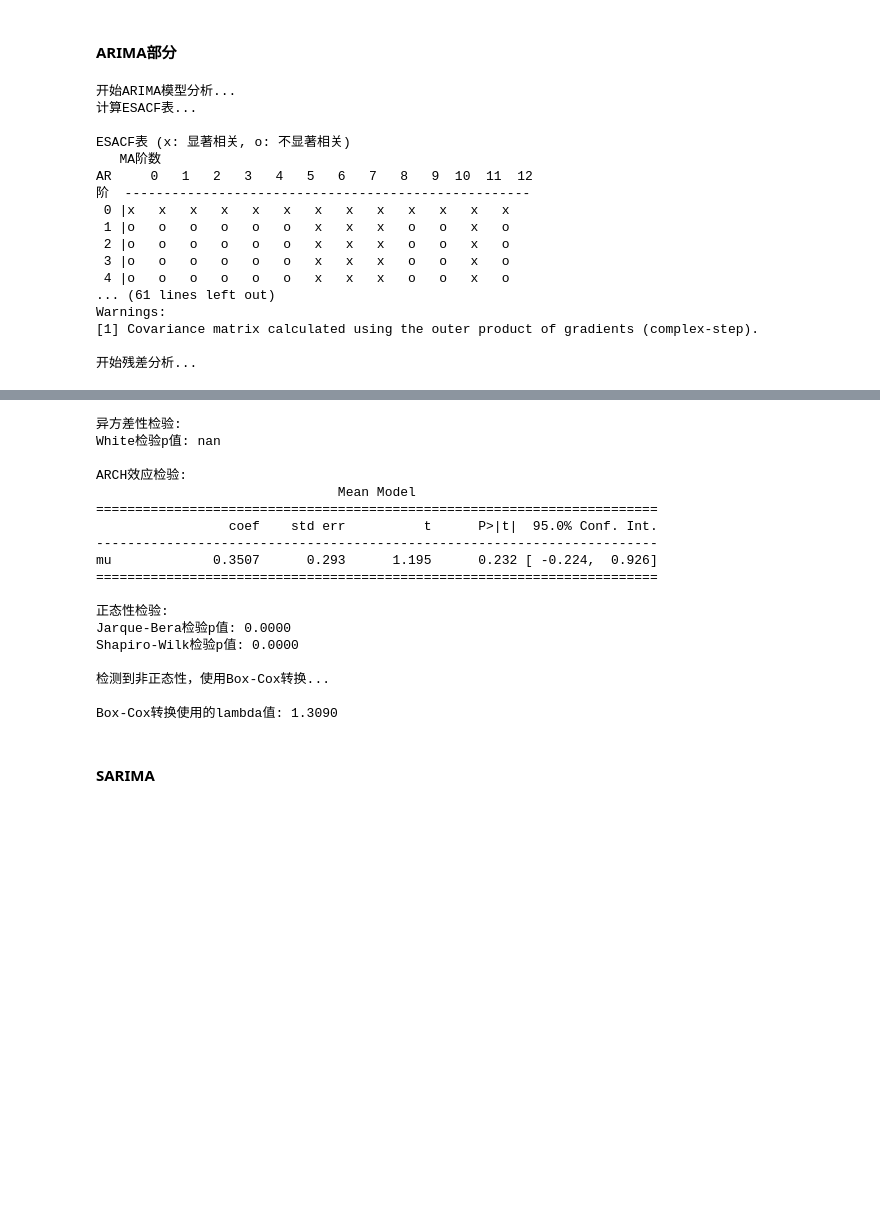
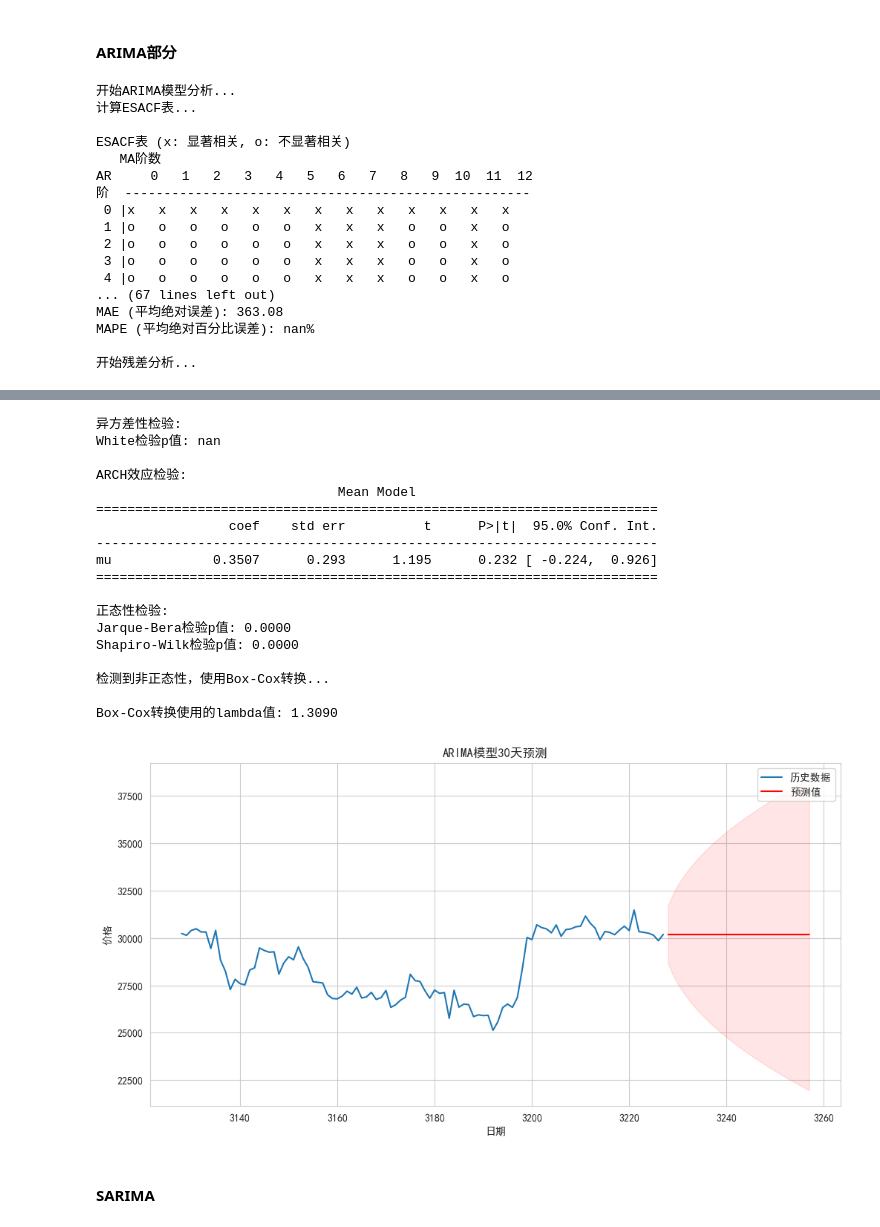
Before and after one commit to CHinAcSci/Timeseries, a Jupyter notebook: main.ipynb, the cells around one changed output, grey strips where cells are left out. Saved outputs shown, nothing was run; the diff lists cells and outputs as text; code cells hidden in the pictures; blank space fills up the shorter version.

```diff
--- a/main.ipynb
+++ b/main.ipynb
@@ -231,6 +231,9 @@ Ljung-Box白噪声检验结果：
 # 导入自定义的分析器类
 from ARIMAAnalyzerWithESACF import ARIMAAnalyzerWithESACF
 from ResidualAnalyzer import ResidualAnalyzer
+from sklearn.metrics import mean_squared_error, mean_absolute_error
+import math
+import numpy as np
 from statsmodels.tsa.arima.model import ARIMA
 
 # 1. ARIMA分析
@@ -278,6 +281,23 @@ if best_model is not None:
     print(f"ARIMA{best_params}")
     print(best_model.summary())
 
+    # 预测误差评估
+    actual_values = df['Close'][-30:]
+    forecast = best_model.get_forecast(steps=30)
+    forecast_mean = forecast.predicted_mean
+
+    # 计算预测误差指标
+    mse = mean_squared_error(actual_values, forecast_mean)
+    rmse = math.sqrt(mse)
+    mae = mean_absolute_error(actual_values, forecast_mean)
+    mape = np.mean(np.abs((actual_values - forecast_mean) / actual_values)) * 100
+
+    print('\nARIMA预测误差评估指标:')
+    print(f'MSE (均方误差): {mse:.2f}')
+    print(f'RMSE (均方根误差): {rmse:.2f}')
+    print(f'MAE (平均绝对误差): {mae:.2f}')
+    print(f'MAPE (平均绝对百分比误差): {mape:.2f}%')
+
     # 3. 残差分析
     print("\n开始残差分析...")
     resid_analyzer = ResidualAnalyzer(best_model, df['Close'])
@@ -297,6 +317,24 @@ if best_model is not None:
     if non_normal:
         print("\n检测到非正态性，使用Box-Cox转换...")
         transformed_resid = resid_analyzer.box_cox_transform()
+
+    # 保存预测结果图
+    plt.figure(figsize=(12, 6))
+    plt.plot(df.index[-100:], df['Close'][-100:], label='历史数据')
+    plt.plot(forecast_mean.index, forecast_mean, label='预测值', color='red')
+    forecast_ci = forecast.conf_int()
+    plt.fill_between(forecast_ci.index,
+                     forecast_ci.iloc[:, 0],
+                     forecast_ci.iloc[:, 1],
+                     color='r', alpha=0.1)
+    plt.title('ARIMA模型30天预测')
+    plt.xlabel('日期')
+    plt.ylabel('价格')
+    plt.legend()
+    plt.grid(True)
+    plt.savefig('img/ARIMA预测结果.png')
+    plt.show()
+
 else:
     print("未找到合适的模型")
 # %% [output]
@@ -306,36 +344,37 @@ else:
 ESACF表 (x: 显著相关, o: 不显著相关)
    MA阶数
 AR     0   1   2   3   4   5   6   7   8   9  10  11  12
 阶  ----------------------------------------------------
  0 |x   x   x   x   x   x   x   x   x   x   x   x   x
  1 |o   o   o   o   o   o   x   x   x   o   o   x   o
  2 |o   o   o   o   o   o   x   x   x   o   o   x   o
  3 |o   o   o   o   o   o   x   x   x   o   o   x   o
  4 |o   o   o   o   o   o   x   x   x   o   o   x   o
-... (61 lines left out)
-Warnings:
-[1] Covariance matrix calculated using the outer product of gradients (complex-step).
+... (67 lines left out)
+MAE (平均绝对误差): 363.08
+MAPE (平均绝对百分比误差): nan%
 
 开始残差分析...
 [figure]
 异方差性检验:
 White检验p值: nan
 
 ARCH效应检验:
                                Mean Model
 ========================================================================
                  coef    std err          t      P>|t|  95.0% Conf. Int.
 ------------------------------------------------------------------------
 mu             0.3507      0.293      1.195      0.232 [ -0.224,  0.926]
 ========================================================================
 
 正态性检验:
 Jarque-Bera检验p值: 0.0000
 Shapiro-Wilk检验p值: 0.0000
 
 检测到非正态性，使用Box-Cox转换...
 
 Box-Cox转换使用的lambda值: 1.3090
+[figure, added]
 # %% [markdown]
 #### SARIMA
 # %%
```
Also changed, not shown: parts of 3 cells of this notebook.
